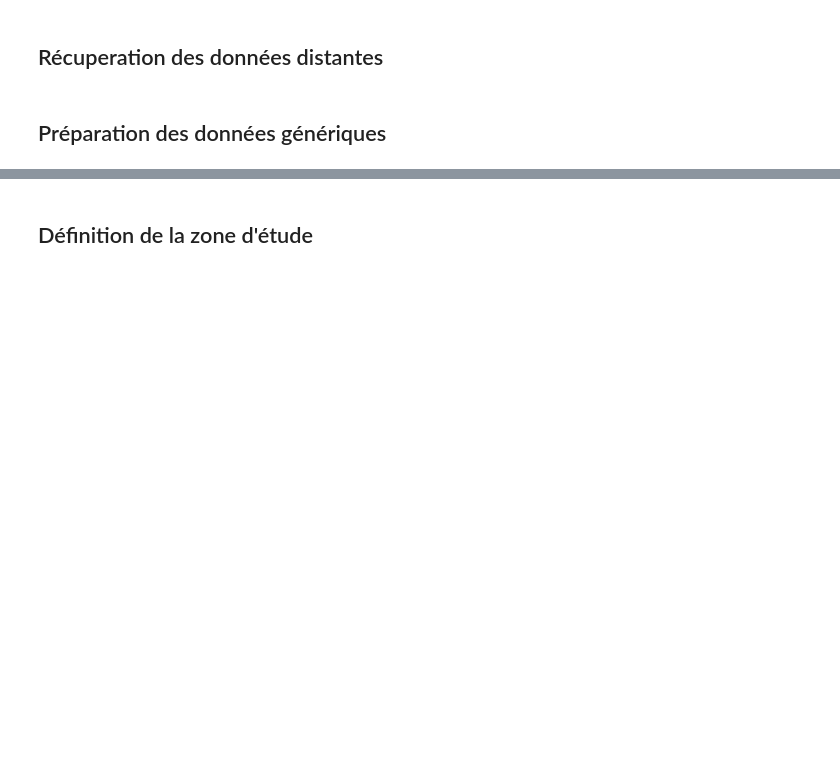
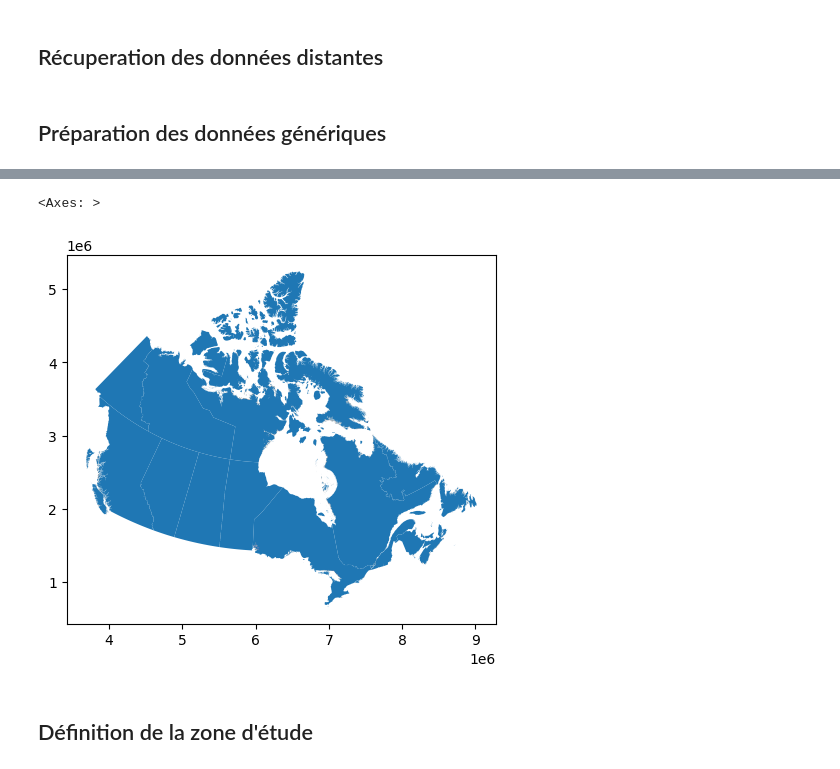
Before and after one commit to BastienBoucherat/geo6149, a Jupyter notebook: geo6149_projet_bastien.ipynb, the cells around one changed output, grey strips where cells are left out. Drawn from its saved outputs; the diff is of its cells as text; code cells hidden in the pictures; blank space fills up the shorter version.

```diff
--- a/geo6149_projet_bastien.ipynb
+++ b/geo6149_projet_bastien.ipynb
@@ -183,8 +190,9 @@ TypeError: ignored
 # %%
 ## Canada
-file_name = data_sources_boundaries.iloc[0]['Location']
+index = boundaries_df[boundaries_df['Area'] == 'Canada'].index.item()
+file_name = boundaries_df.loc[index]['Location']
 can_boundaries_gdf = gpd.read_file(file_name)
 #can_boundaries_gdf['NATION_ID']="USA"
 #can_boundaries_gdf = us_boundaries_gdf.rename(columns={'STUSPS':'SUB_NATION_ID','NAME':'SUB_NATION_NAME'})
 #can_boundaries_gdf = us_boundaries_gdf[['NATION_ID', 'SUB_NATION_ID', 'SUB_NATION_NAME', 'geometry']]
-#can_boundaries_gdf.head()
+can_boundaries_gdf.head()
@@ -205,3 +211,8 @@ can_boundaries_gdf.head(10)
+# %%
+can_boundaries_gdf.plot()
+# %% [output]
+<Axes: >
+[figure, added]
 # %% [markdown]
 ## Définition de la zone d'étude
 # %% [markdown]
```
Also changed, not shown: parts of 6 cells of this notebook.
